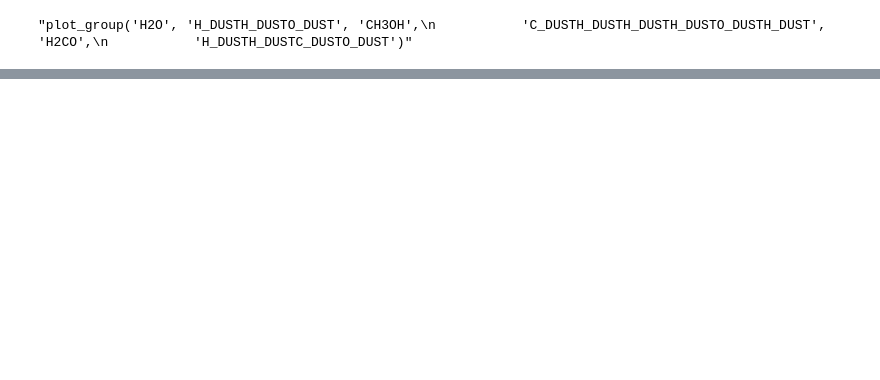
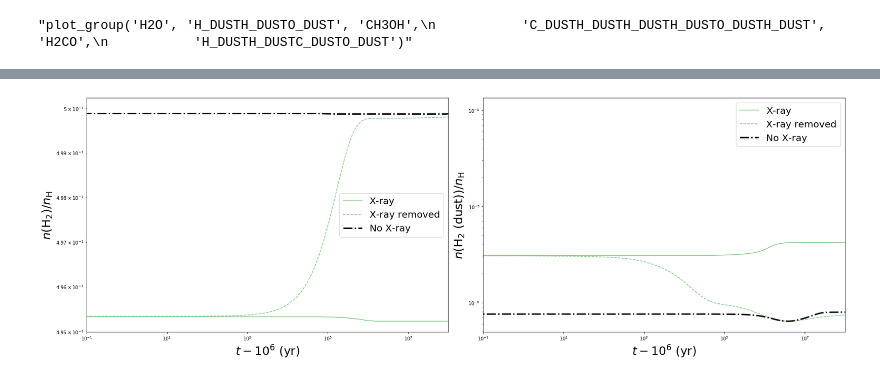
Before and after one commit to slowdivePTG/X-ray-chemistry, a Jupyter notebook: KROME/AGN_pc/AGN_plot.ipynb, the cells around one changed output, grey strips where cells are left out. Cells and saved outputs as stored; diff of their text form; code cells hidden in the pictures; blank space fills up the shorter version.

```diff
--- a/KROME/AGN_pc/AGN_plot.ipynb
+++ b/KROME/AGN_pc/AGN_plot.ipynb
@@ -181,0 +225,16 @@ plt.tight_layout()
+# %%
+f, ax = plt.subplots(1, 2, figsize=(24, 8), sharex=True)
+ax = ax.flatten()
+c_default = ['#7fc97f', '#beaed4', '#fdc086']
+
+plot_default('H2', ax=ax[0], color=c_default[0])
+
+plot_default('E',
+             ax=ax[1],
+             color=c_default[0],
+             label=r'${}$ (dust)'.format(latex_name('H2')))
+ax[0].set_xlabel(r'$t-10^6$ (yr)', fontsize=25)
+ax[1].set_xlabel(r'$t-10^6$ (yr)', fontsize=25)
+plt.tight_layout()
+# %% [output]
+[figure, added]
```
Also changed, not shown: parts of 8 cells of this notebook, 1 other file.
